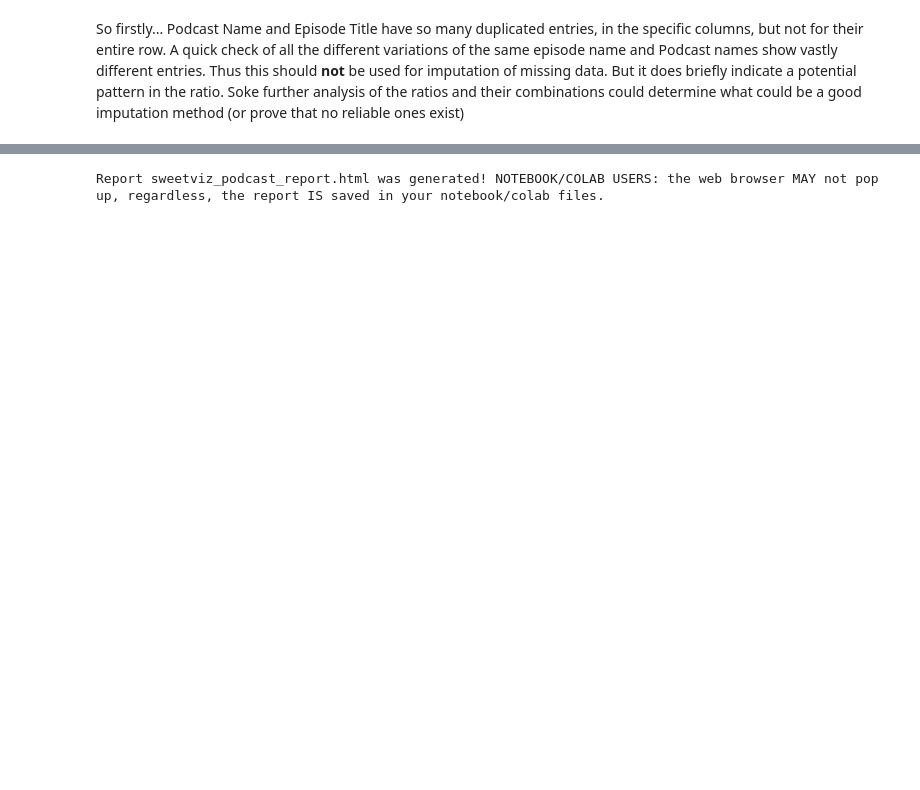
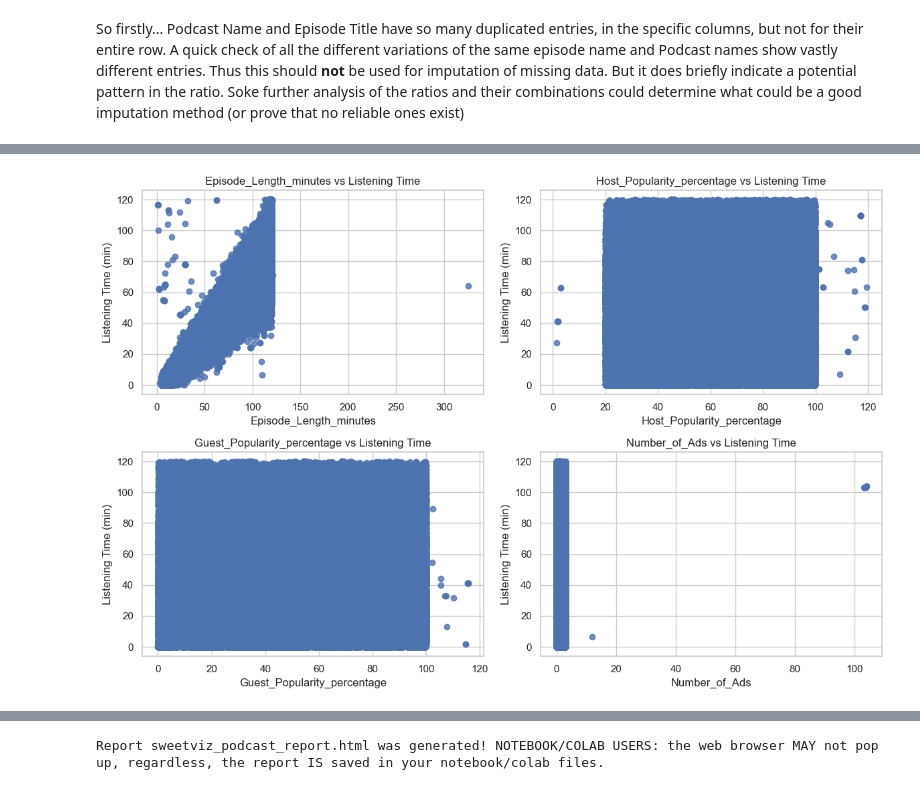
Before and after one commit to WillCatt/Projects, a Jupyter notebook: Kaggle/Playground/Podcast Prediction/Podcast_Prediction.ipynb, the cells around one changed output, grey strips where cells are left out. Drawn from its saved outputs; the diff is of its cells as text; code cells hidden in the pictures; blank space fills up the shorter version.

```diff
--- a/Kaggle/Playground/Podcast Prediction/Podcast_Prediction.ipynb
+++ b/Kaggle/Playground/Podcast Prediction/Podcast_Prediction.ipynb
@@ -207,0 +198,27 @@ plt.show()
+# %%
+# Drop rows with missing values in key columns
+df_clean = train.dropna(subset=['Episode_Length_minutes', 'Guest_Popularity_percentage'])
+
+# Features to plot against Listening Time
+features = [
+    'Episode_Length_minutes',
+    'Host_Popularity_percentage',
+    'Guest_Popularity_percentage',
+    'Number_of_Ads'
+]
+
+# Create subplots
+fig, axes = plt.subplots(nrows=2, ncols=2, figsize=(12, 8))
+axes = axes.flatten()
+
+for i, feature in enumerate(features):
+    axes[i].scatter(df_clean[feature], df_clean['Listening_Time_minutes'], alpha=0.8)
+    axes[i].set_xlabel(feature)
+    axes[i].set_ylabel('Listening Time (min)')
+    axes[i].set_title(f'{feature} vs Listening Time')
+    axes[i].grid(True)
+
+plt.tight_layout()
+plt.show()
+# %% [output]
+[figure, added]
```
Also changed, not shown: parts of 12 cells of this notebook, 2 other files.
